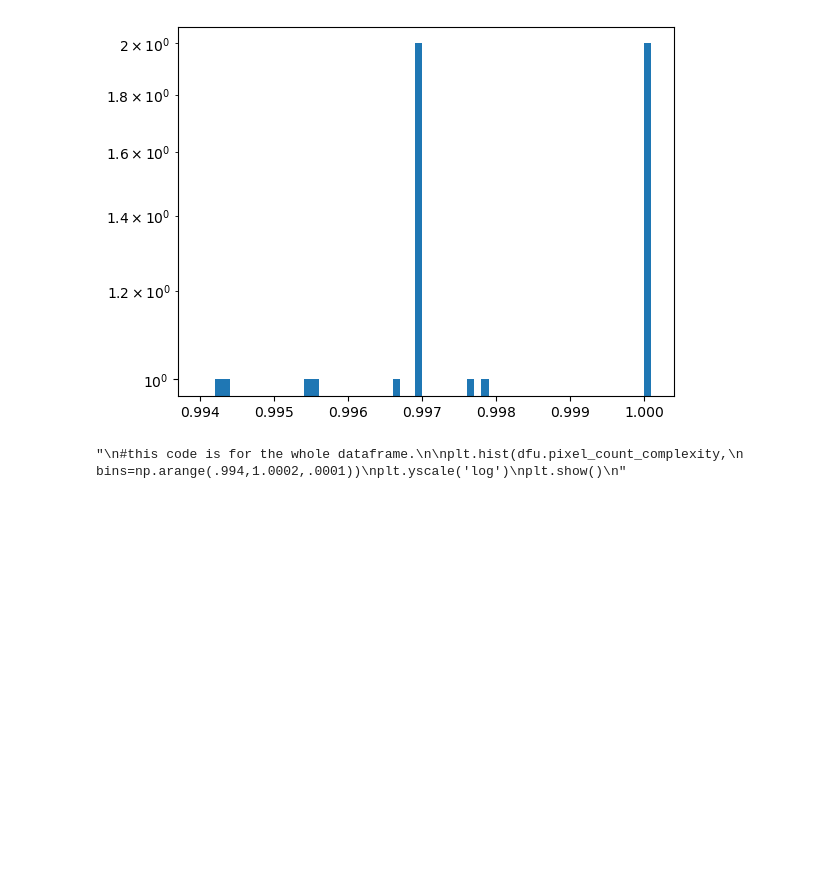
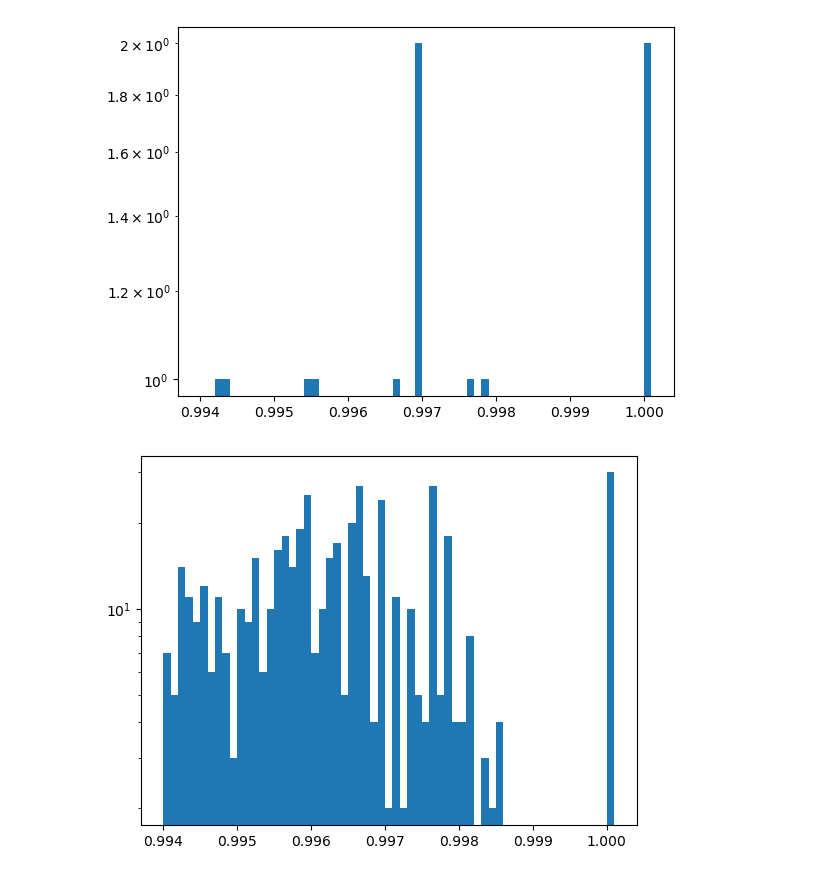
Before and after one commit to mccsandora/alphabet_complexity, a Jupyter notebook: mccullen/demo.ipynb, the cells around one changed output. Drawn from its saved outputs; the diff is of its cells as text; code cells hidden in the pictures; blank space fills up the shorter version.

```diff
--- a/mccullen/demo.ipynb
+++ b/mccullen/demo.ipynb
@@ -127,13 +154,11 @@ plt.show()
 # %% [output]
 [figure]
 # %%
-"""
+
 #this code is for the whole dataframe.
-
 plt.hist(dfu.pixel_count_complexity,
         bins=np.arange(.994,1.0002,.0001))
 plt.yscale('log')
 plt.show()
-"""
 # %% [output]
-"\n#this code is for the whole dataframe.\n\nplt.hist(dfu.pixel_count_complexity,\n        bins=np.arange(.994,1.0002,.0001))\nplt.yscale('log')\nplt.show()\n"
+[figure, added]
```
Also changed, not shown: parts of 8 cells of this notebook, 1 other file.
